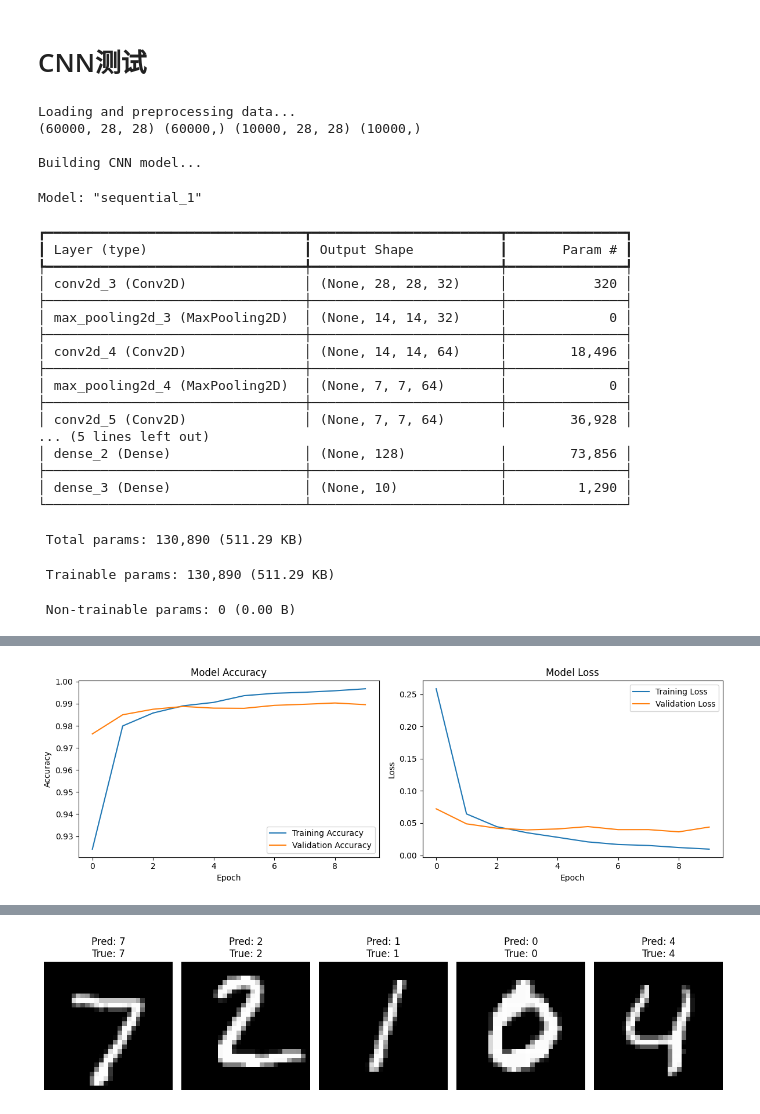
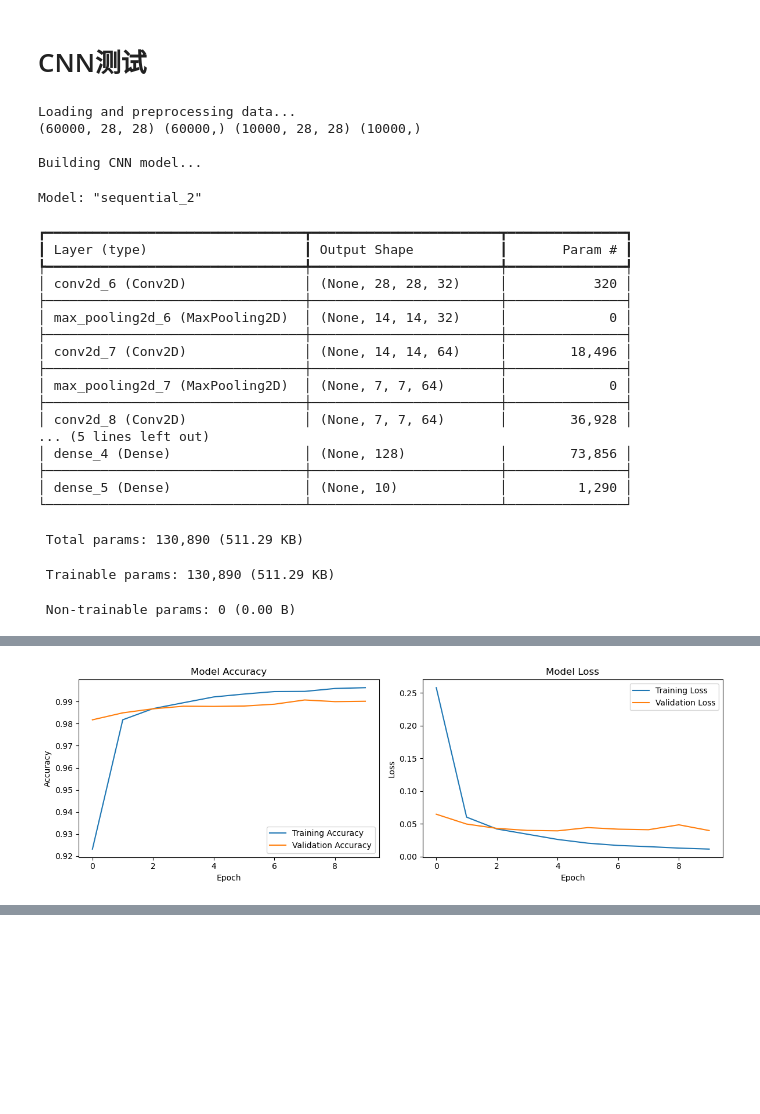
Before and after one commit to Hao-yiwen/2022-Machine-Learning-Specializatio, a Jupyter notebook: practise/Advanced Learning Algorithms/week2/practise_2_cnn_mnist.ipynb, the cells around one changed output, grey strips where cells are left out. Saved outputs shown, nothing was run; the diff lists cells and outputs as text; code cells hidden in the pictures; blank space fills up the shorter version.

```diff
--- a/practise/Advanced Learning Algorithms/week2/practise_2_cnn_mnist.ipynb
+++ b/practise/Advanced Learning Algorithms/week2/practise_2_cnn_mnist.ipynb
@@ -136,7 +136,7 @@ def main():
     plot_training_history(history)
 
     # 预测示例
-    predict_examples(model, X_test, y_test)
+    # predict_examples(model, X_test, y_test)
 
 main()
 # %% [output]
@@ -144,23 +144,23 @@ Loading and preprocessing data...
 (60000, 28, 28) (60000,) (10000, 28, 28) (10000,)
 
 Building CNN model...
-Model: "sequential_1"
+Model: "sequential_2"
 ┏━━━━━━━━━━━━━━━━━━━━━━━━━━━━━━━━━┳━━━━━━━━━━━━━━━━━━━━━━━━┳━━━━━━━━━━━━━━━┓
 ┃ Layer (type)                    ┃ Output Shape           ┃       Param # ┃
 ┡━━━━━━━━━━━━━━━━━━━━━━━━━━━━━━━━━╇━━━━━━━━━━━━━━━━━━━━━━━━╇━━━━━━━━━━━━━━━┩
-│ conv2d_3 (Conv2D)               │ (None, 28, 28, 32)     │           320 │
+│ conv2d_6 (Conv2D)               │ (None, 28, 28, 32)     │           320 │
 ├─────────────────────────────────┼────────────────────────┼───────────────┤
-│ max_pooling2d_3 (MaxPooling2D)  │ (None, 14, 14, 32)     │             0 │
+│ max_pooling2d_6 (MaxPooling2D)  │ (None, 14, 14, 32)     │             0 │
 ├─────────────────────────────────┼────────────────────────┼───────────────┤
-│ conv2d_4 (Conv2D)               │ (None, 14, 14, 64)     │        18,496 │
+│ conv2d_7 (Conv2D)               │ (None, 14, 14, 64)     │        18,496 │
 ├─────────────────────────────────┼────────────────────────┼───────────────┤
-│ max_pooling2d_4 (MaxPooling2D)  │ (None, 7, 7, 64)       │             0 │
+│ max_pooling2d_7 (MaxPooling2D)  │ (None, 7, 7, 64)       │             0 │
 ├─────────────────────────────────┼────────────────────────┼───────────────┤
-│ conv2d_5 (Conv2D)               │ (None, 7, 7, 64)       │        36,928 │
+│ conv2d_8 (Conv2D)               │ (None, 7, 7, 64)       │        36,928 │
 ... (5 lines left out)
-│ dense_2 (Dense)                 │ (None, 128)            │        73,856 │
+│ dense_4 (Dense)                 │ (None, 128)            │        73,856 │
 ├─────────────────────────────────┼────────────────────────┼───────────────┤
-│ dense_3 (Dense)                 │ (None, 10)             │         1,290 │
+│ dense_5 (Dense)                 │ (None, 10)             │         1,290 │
 └─────────────────────────────────┴────────────────────────┴───────────────┘
  Total params: 130,890 (511.29 KB)
  Trainable params: 130,890 (511.29 KB)
@@ -185 +185 @@ Test accuracy: 0.9903
-[figure, old version]
+[figure, new version]
@@ -187 +185,0 @@ Test accuracy: 0.9903
-[figure, removed]
```
Also changed, not shown: parts of 1 cell of this notebook, 15 other files.
